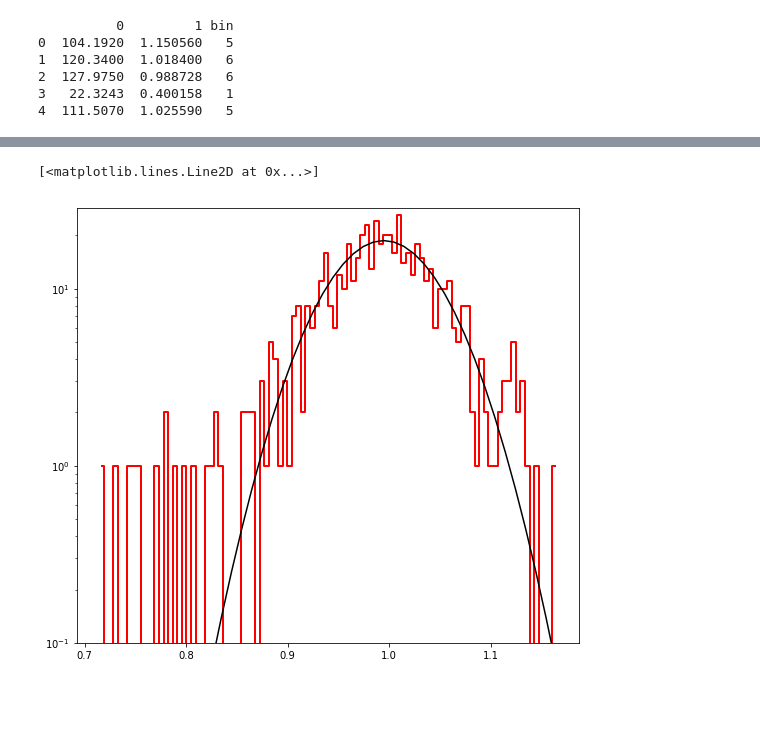
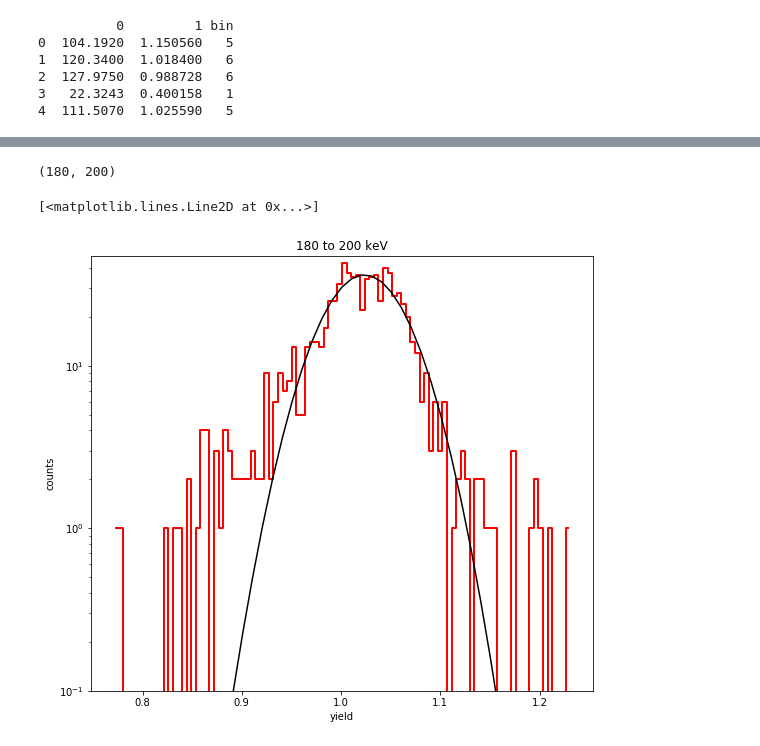
Before and after one commit to villaa/nrFano_Constraint, a Jupyter notebook: Edelweiss_data/GGA1_ER_distributions.ipynb, the cells around one changed output, grey strips where cells are left out. Saved outputs shown, nothing was run; the diff lists cells and outputs as text; code cells hidden in the pictures; blank space fills up the shorter version.

```diff
--- a/Edelweiss_data/GGA1_ER_distributions.ipynb
+++ b/Edelweiss_data/GGA1_ER_distributions.ipynb
@@ -62,26 +62,3 @@ fig = plt.hist(data[data['bin'] == bin_num][1], bins=hist_bins, log=True)
 #define a Gaussian
 def gaus(x,a,x0,sigma):
     return a*np.exp(-(x-x0)**2/(2*sigma**2))
-# %%
-#do a fit
-from scipy.optimize import curve_fit
-
-bin_num = 3
-yield_min = 0.7
-yield_max = 1.2
-
-# sanitize fitdata
-fitdata = data[data['bin'] == bin_num][1]
-fitdata = fitdata[(fitdata > yield_min) & (fitdata < yield_max)]
-
-n, bin_edges = np.histogram(fitdata, 100)
-bin_centers = (bin_edges[:-1] + bin_edges[1:]) / 2
-
-ymean = np.mean(fitdata)
-ysig = np.mean(fitdata)
-ymax = np.max(fitdata)
-
-popt, pcov = curve_fit(gaus,bin_centers,n,p0=[np.max(n), ymean, ysig])
-
-print(popt)
-print(pcov)
@@ -93,16 +136,31 @@ print(pcov)
 # %%
-xmin = min(fitdata)
-xmax = max(fitdata)
-X = np.arange(xmin, xmax,0.01)
+bin_idx = 9
+popt = par_arr[bin_idx]
+(x_min, x_max) = xbounds[bin_idx]
+yield_min = 0.7
+yield_max = 1.4
+print(xbounds[bin_idx])
+
+fitdata = data[(data[0] >= x_min) & (data[0] <= x_max)][1]
+fitdata = fitdata[(fitdata > yield_min) & (fitdata < yield_max)]
+n, bin_edges = np.histogram(fitdata, 100)
+bin_centers = (bin_edges[:-1] + bin_edges[1:]) / 2
+
+X = np.arange(min(fitdata), max(fitdata),0.01)
+fit = gaus(X,*popt)
 
 ymin = 0.1
 ymax = np.max(n) * 1.1
 fig,axes = plt.subplots(1,1,figsize=(9.0,8.0),sharex=True)
 ax1 = axes
 ax1.set_yscale('log')
 ax1.set_ylim(ymin, ymax)
 step, = ax1.step(bin_centers, n, where='mid',color='r', linestyle='-', label='Yield', linewidth=2)
-ax1.plot(X,gaus(X,*popt),'k-',label='fit')
+ax1.set_ylabel("counts")
+ax1.set_xlabel("yield")
+ax1.set_title("{:d} to {:d} keV".format(x_min, x_max))
+ax1.plot(X,fit,'k-',label='fit')
 # %% [output]
-[<matplotlib.lines.Line2D at 0x...>]
+(180, 200)
+[<matplotlib.lines.Line2D at 0x...>]
-[figure, old version]
+[figure, new version]
```
Also changed, not shown: parts of 4 cells of this notebook, 1 other file.
